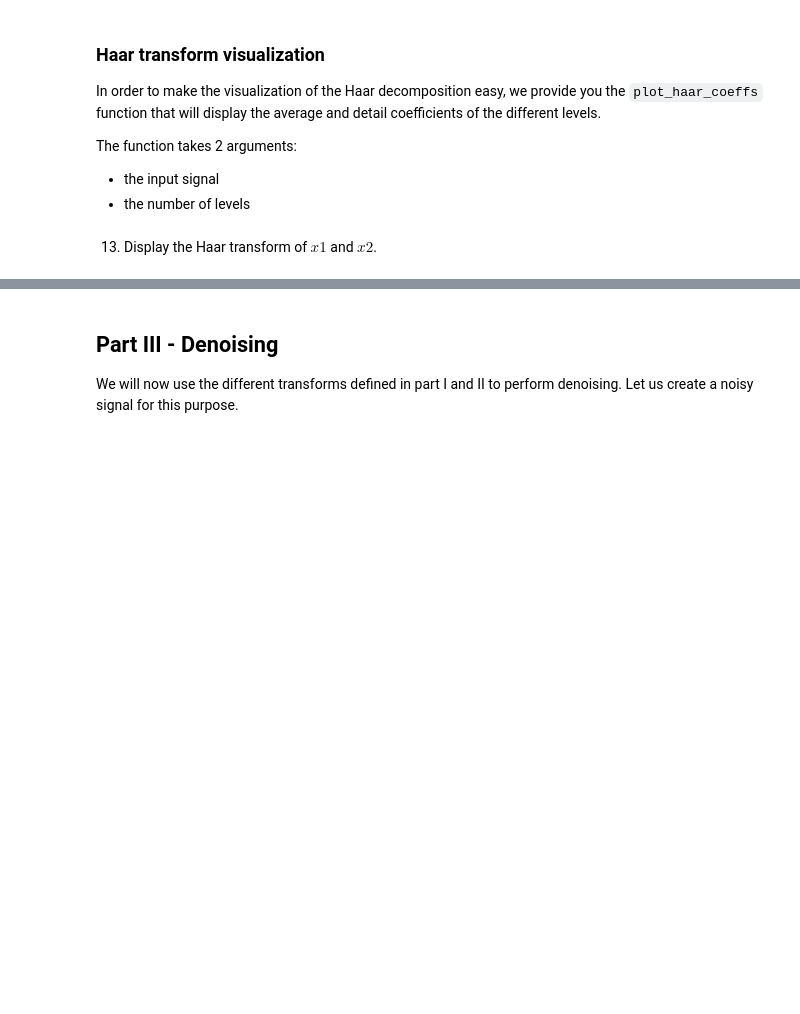
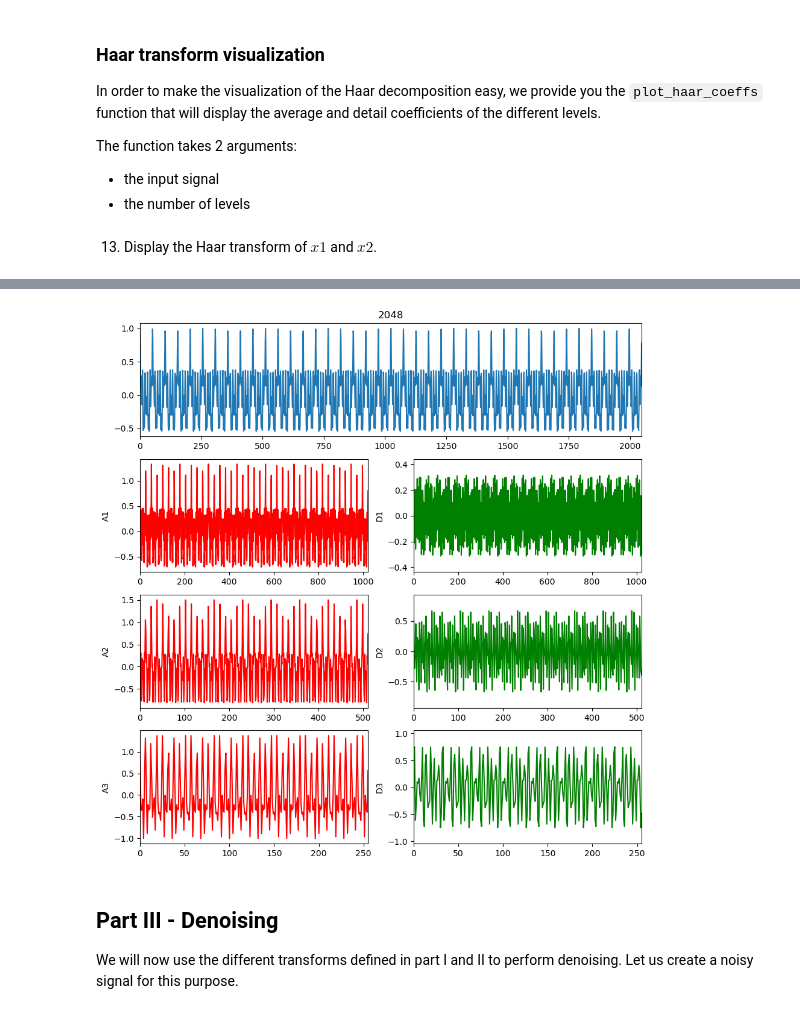
Before and after one commit to mike6942069420/matrix-analysis-2024, a Jupyter notebook: exercises/week2/Linear transforms.ipynb, the cells around one changed output, grey strips where cells are left out. Drawn from its saved outputs; the diff is of its cells as text; code cells hidden in the pictures; blank space fills up the shorter version.

```diff
--- a/exercises/week2/Linear transforms.ipynb
+++ b/exercises/week2/Linear transforms.ipynb
@@ -386,6 +426,8 @@ from display_helper import plot_haar_coeffs
 # %%
 # display the decomposition of x2
-...
+plot_haar_coeffs(x2, 8*Fs, 3)
+# %% [output]
+[figure, added]
 # %% [markdown]
 <!-- END QUESTION -->
 
```
Also changed, not shown: parts of 18 cells of this notebook, 1 other file.
